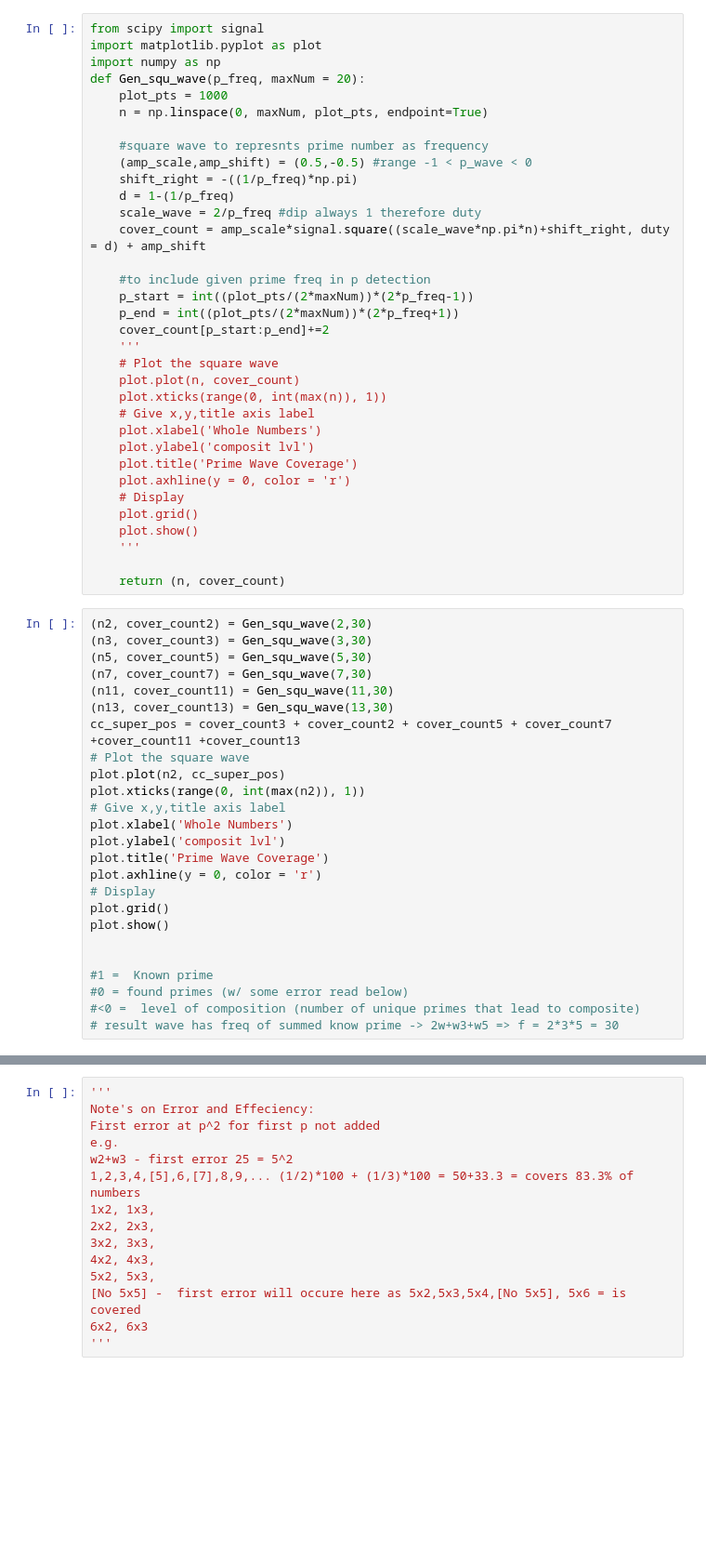
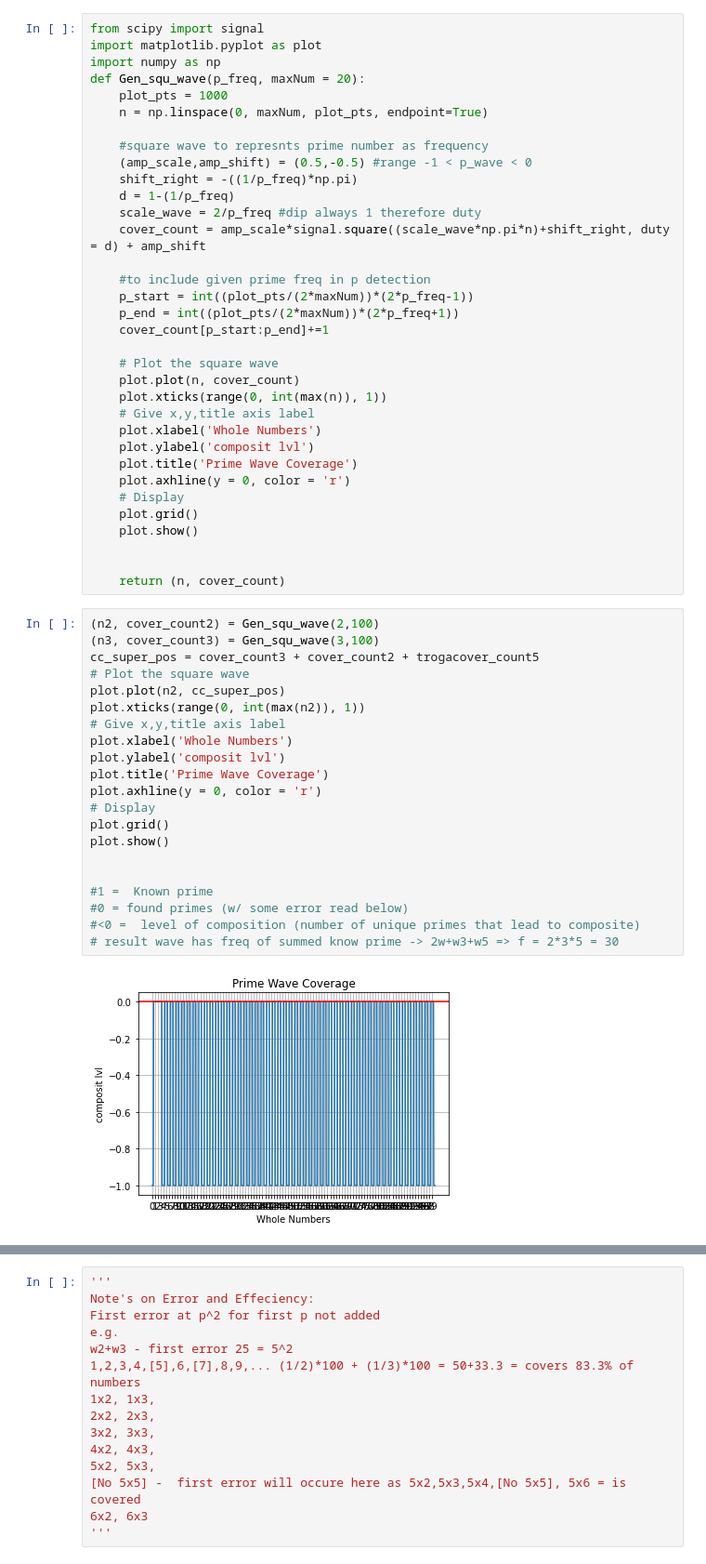
Before and after one commit to shef4/wavefunction-prime-number-sieve, a Jupyter notebook: Prime wave representation .ipynb, the cells around one changed output, grey strips where cells are left out. Shown at 93% size. Drawn from its saved outputs; the diff is of its cells as text; blank space fills up the shorter version.

```diff
--- a/Prime wave representation .ipynb
+++ b/Prime wave representation .ipynb
@@ -16,8 +16,8 @@ def Gen_squ_wave(p_freq, maxNum = 20):
     #to include given prime freq in p detection
     p_start = int((plot_pts/(2*maxNum))*(2*p_freq-1))
     p_end = int((plot_pts/(2*maxNum))*(2*p_freq+1))
-    cover_count[p_start:p_end]+=2
-    '''
+    cover_count[p_start:p_end]+=1
+
     # Plot the square wave
     plot.plot(n, cover_count)
     plot.xticks(range(0, int(max(n)), 1))
@@ -29,31 +29,29 @@ def Gen_squ_wave(p_freq, maxNum = 20):
     # Display
     plot.grid()
     plot.show()
-    '''
+
 
     return (n, cover_count)
 # %%
-(n2, cover_count2) = Gen_squ_wave(2,30)
-(n3, cover_count3) = Gen_squ_wave(3,30)
-(n5, cover_count5) = Gen_squ_wave(5,30)
-(n7, cover_count7) = Gen_squ_wave(7,30)
-(n11, cover_count11) = Gen_squ_wave(11,30)
-(n13, cover_count13) = Gen_squ_wave(13,30)
-cc_super_pos = cover_count3 + cover_count2 + cover_count5 + cover_count7 +cover_count11 +cover_count13
+(n2, cover_count2) = Gen_squ_wave(2,100)
+(n3, cover_count3) = Gen_squ_wave(3,100)
+cc_super_pos = cover_count3 + cover_count2 + trogacover_count5
 # Plot the square wave
 plot.plot(n2, cc_super_pos)
 plot.xticks(range(0, int(max(n2)), 1))
 # Give x,y,title axis label
 plot.xlabel('Whole Numbers')
 plot.ylabel('composit lvl')
 plot.title('Prime Wave Coverage')
 plot.axhline(y = 0, color = 'r')
 # Display
 plot.grid()
 plot.show()
 
 
 #1 =  Known prime
 #0 = found primes (w/ some error read below)
 #<0 =  level of composition (number of unique primes that lead to composite)
 # result wave has freq of summed know prime -> 2w+w3+w5 => f = 2*3*5 = 30
+# %% [output]
+[figure, added]
```
Also changed, not shown: parts of 2 cells of this notebook.
